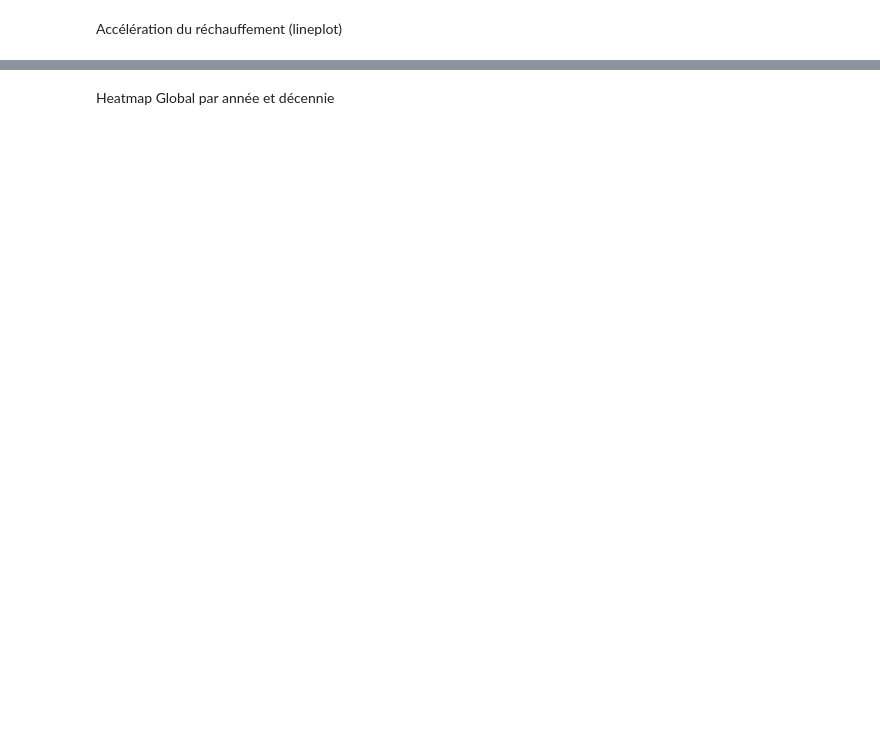
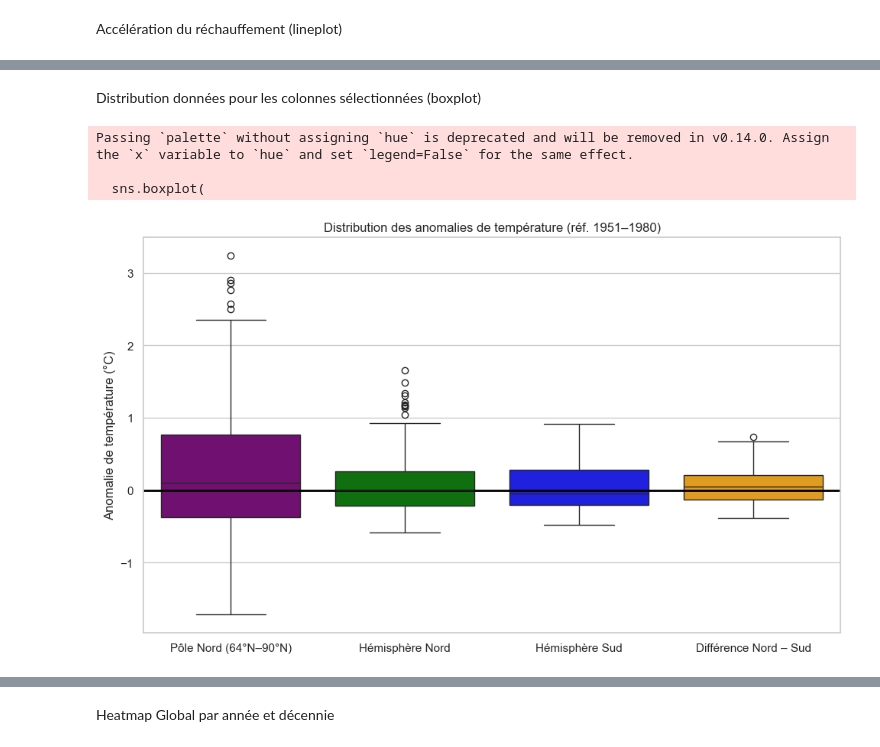
Before and after one commit to VinchC/projet, a Jupyter notebook: global_updated.ipynb, the cells around one changed output, grey strips where cells are left out. Saved outputs shown, nothing was run; the diff lists cells and outputs as text; code cells hidden in the pictures; blank space fills up the shorter version.

```diff
--- a/global_updated.ipynb
+++ b/global_updated.ipynb
@@ -579 +562,61 @@ plt.show()
+# %% [markdown]
+Distribution données pour les colonnes sélectionnées (boxplot)
+# %%
+# Sélection des colonnes d'anomalies
+cols = [
+    'Zon_64N-90N',
+    'NH_J-D',
+    'SH_J-D',
+    'Diff_North_South'
+]
+
+labels = {
+    'Zon_64N-90N': 'Pôle Nord (64°N–90°N)',
+    'NH_J-D': 'Hémisphère Nord',
+    'SH_J-D': 'Hémisphère Sud',
+    'Diff_North_South': 'Différence Nord – Sud'
+}
+
+# Création d'un DataFrame long (format tidy)
+df_long = df_new_light[list(labels.keys())].melt(
+    var_name='Région',
+    value_name='Anomalie (°C)'
+)
+
+# Remplacement des noms
+df_long['Région'] = df_long['Région'].map(labels)
+
+# Style
+sns.set(style="whitegrid")
+
+palette_custom = {
+    'Pôle Nord (64°N–90°N)': 'purple',
+    'Hémisphère Nord': 'green',
+    'Hémisphère Sud': 'blue',
+    'Différence Nord – Sud': 'orange'
+}
+
+
+plt.figure(figsize=(10, 6))
+sns.boxplot(
+    data=df_long,
+    x='Région',
+    y='Anomalie (°C)',
+    legend=False,
+    palette=palette_custom,
+    showfliers=True
+)
+
+plt.axhline(0, color='black', linewidth=2)
+plt.title("Distribution des anomalies de température (réf. 1951–1980)")
+plt.ylabel("Anomalie de température (°C)")
+plt.xlabel("")
+plt.tight_layout()
+plt.savefig('./images/distribution_anomalies_arctique_nord_sud_differentiel_periode_totale.png', dpi=300, bbox_inches='tight')
+plt.show()
+# %% [output]
+Passing `palette` without assigning `hue` is deprecated and will be removed in v0.14.0. Assign the `x` variable to `hue` and set `legend=False` for the same effect.
+
+  sns.boxplot(
+[figure, added]
 # %% [markdown]
```
Also changed, not shown: parts of 13 cells of this notebook, 8 other files.
